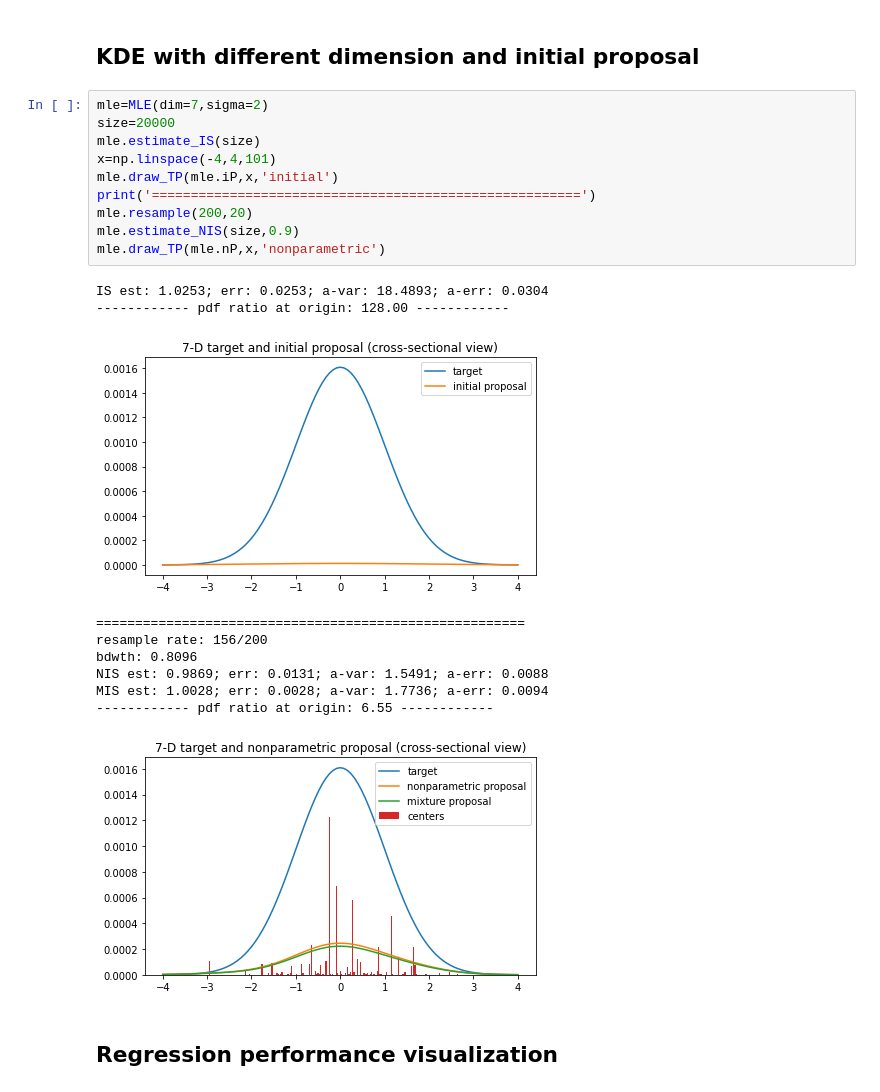
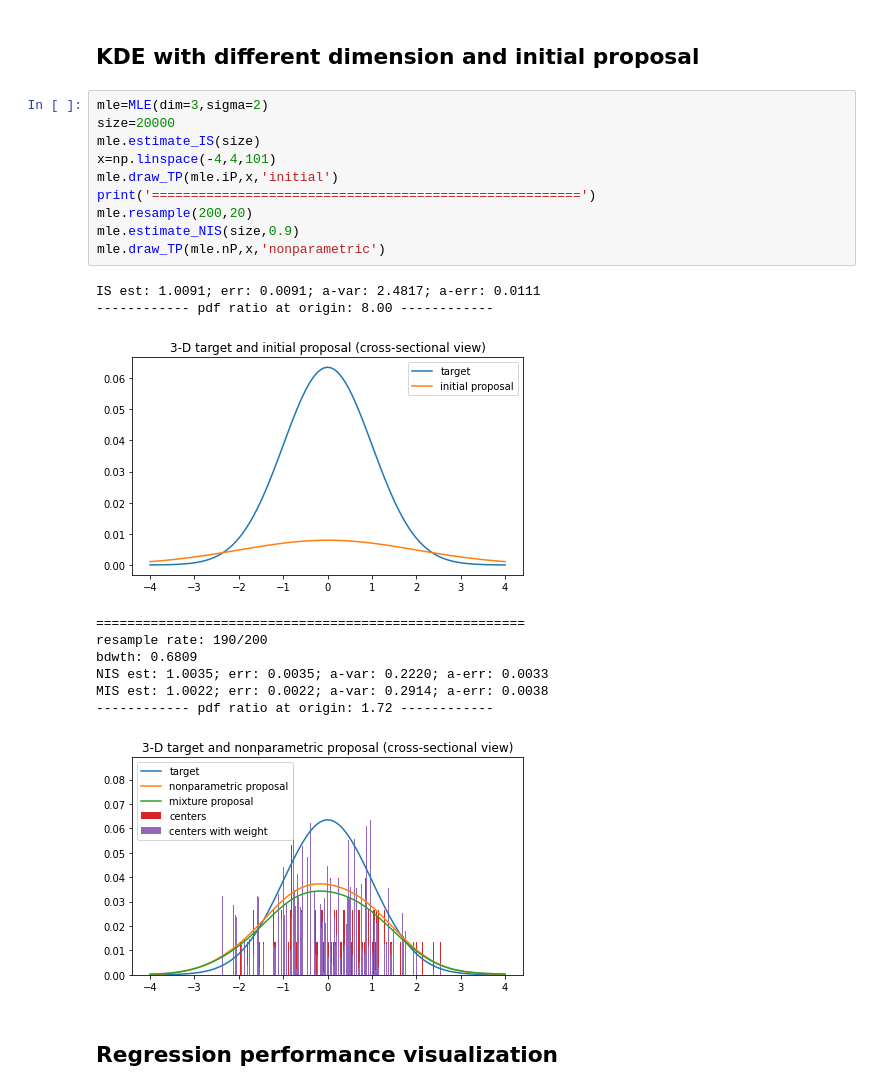
Before and after one commit to IanFla/Two-Stage, a Jupyter notebook: MLE and REG/MLE.ipynb, the cells around one changed output. Drawn from its saved outputs; the diff is of its cells as text.

```diff
--- a/MLE and REG/MLE.ipynb
+++ b/MLE and REG/MLE.ipynb
@@ -204,26 +208,26 @@ IS est: 0.9477; err: 0.0523; a-var: 15.8279; a-err: 0.0281
 # %% [markdown]
 ## KDE with different dimension and initial proposal
 # %%
-mle=MLE(dim=7,sigma=2)
+mle=MLE(dim=3,sigma=2)
 size=20000
 mle.estimate_IS(size)
 x=np.linspace(-4,4,101)
 mle.draw_TP(mle.iP,x,'initial')
 print('=======================================================')
 mle.resample(200,20)
 mle.estimate_NIS(size,0.9)
 mle.draw_TP(mle.nP,x,'nonparametric')
 # %% [output]
-IS est: 1.0253; err: 0.0253; a-var: 18.4893; a-err: 0.0304
------------- pdf ratio at origin: 128.00 ------------
+IS est: 1.0091; err: 0.0091; a-var: 2.4817; a-err: 0.0111
+------------ pdf ratio at origin: 8.00 ------------
-[figure, old version]
+[figure, new version]
 =======================================================
-resample rate: 156/200
-bdwth: 0.8096
-NIS est: 0.9869; err: 0.0131; a-var: 1.5491; a-err: 0.0088
-MIS est: 1.0028; err: 0.0028; a-var: 1.7736; a-err: 0.0094
------------- pdf ratio at origin: 6.55 ------------
+resample rate: 190/200
+bdwth: 0.6809
+NIS est: 1.0035; err: 0.0035; a-var: 0.2220; a-err: 0.0033
+MIS est: 1.0022; err: 0.0022; a-var: 0.2914; a-err: 0.0038
+------------ pdf ratio at origin: 1.72 ------------
-[figure, old version]
+[figure, new version]
 # %% [markdown]
 ## Regression performance visualization
 # %%
```
Also changed, not shown: parts of 5 cells of this notebook, 1 other file.
